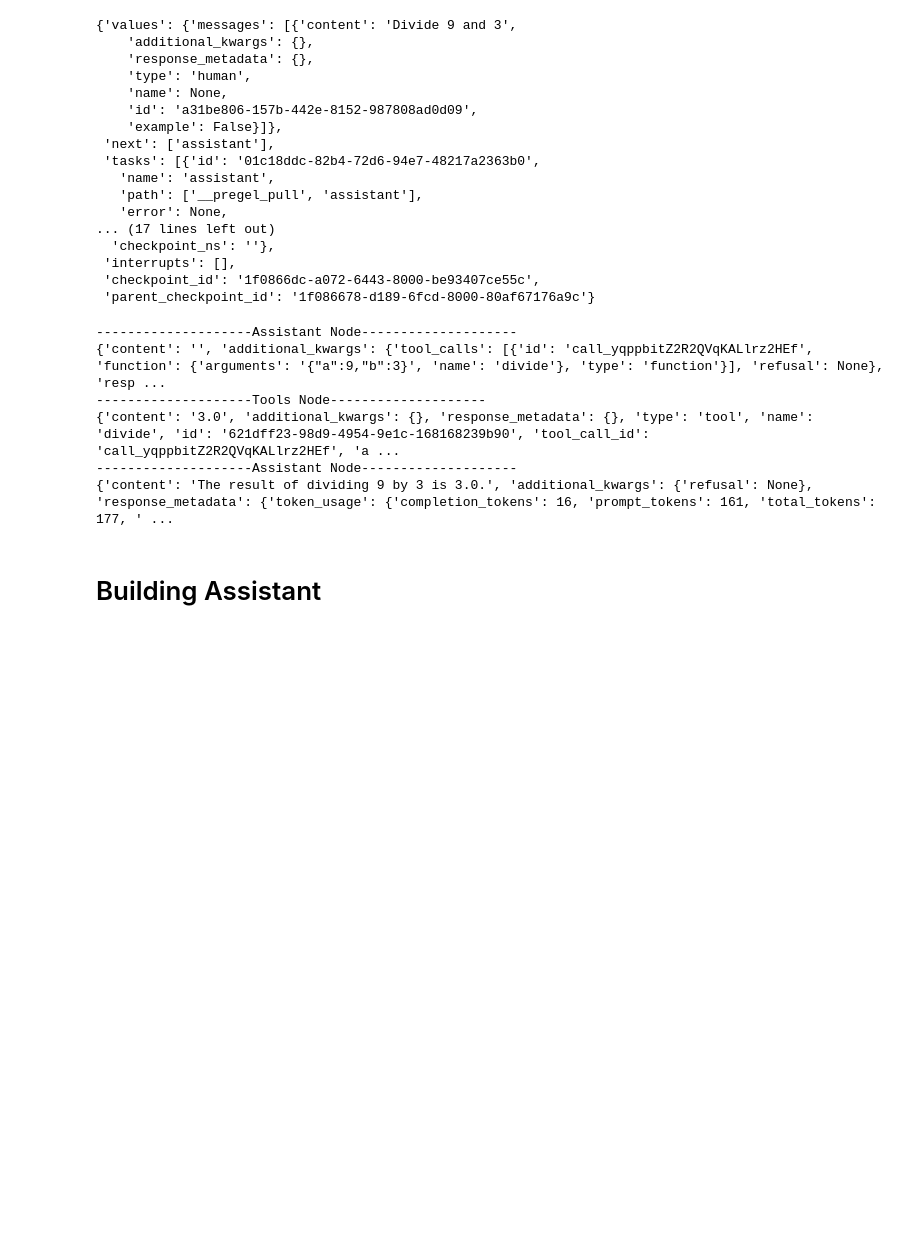
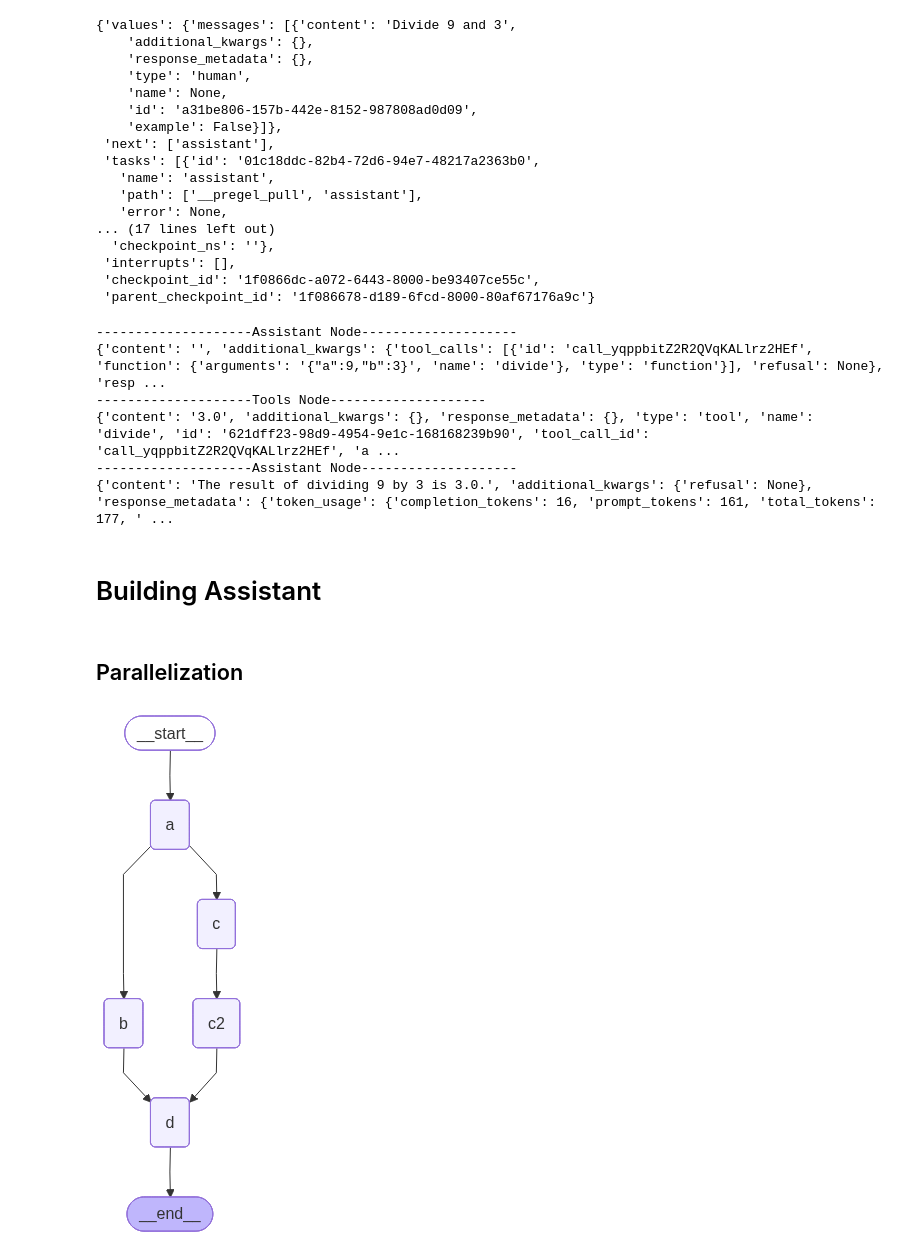
Before and after one commit to DerrickVericho/LLM-Portofolio, a Jupyter notebook: notebook/langgraph.ipynb, the cells around one changed output. Cells and saved outputs as stored; diff of their text form; code cells hidden in the pictures; blank space fills up the shorter version.

Commit message:
feat: parallelization & sub-graphs

```diff
--- a/notebook/langgraph.ipynb
+++ b/notebook/langgraph.ipynb
@@ -2545,3 +2547,36 @@ async for chunk in client.runs.stream(
 {'content': 'The result of dividing 9 by 3 is 3.0.', 'additional_kwargs': {'refusal': None}, 'response_metadata': {'token_usage': {'completion_tokens': 16, 'prompt_tokens': 161, 'total_tokens': 177, ' ...
 # %% [markdown]
 # Building Assistant
+# %% [markdown]
+## Parallelization
+# %%
+class State(TypedDict):
+    state: Annotated[list[str], add]
+
+class ReturnNode:
+    def __init__(self, node: str):
+        self._value = node
+
+    def __call__(self, state: State) -> Any:
+        print(f"Adding {self._value} to state {state['state']}")
+        return {"state": [self._value]}
+# %%
+builder = StateGraph(State)
+
+builder.add_node("a", ReturnNode("I'm A"))
+builder.add_node("b", ReturnNode("I'm B"))
+builder.add_node("c", ReturnNode("I'm C"))
+builder.add_node("c2", ReturnNode("I'm C2"))
+builder.add_node("d", ReturnNode("I'm D"))
+
+builder.add_edge(START, "a")
+builder.add_edge("a", "b")
+builder.add_edge("a", "c")
+builder.add_edge("c", "c2")
+builder.add_edge(["b", "c2"], "d")
+builder.add_edge("d", END)
+graph = builder.compile()
+
+display(Image(graph.get_graph().draw_mermaid_png()))
+# %% [output]
+[figure, added]
```
Also changed, not shown: parts of 23 cells of this notebook, 7 other files.
